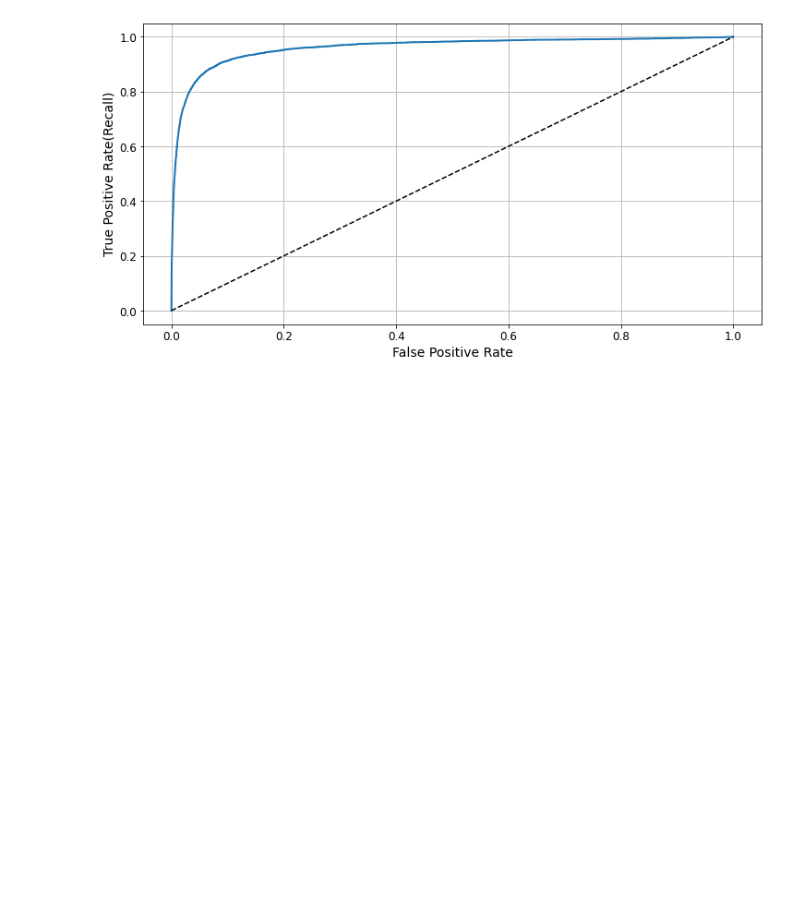
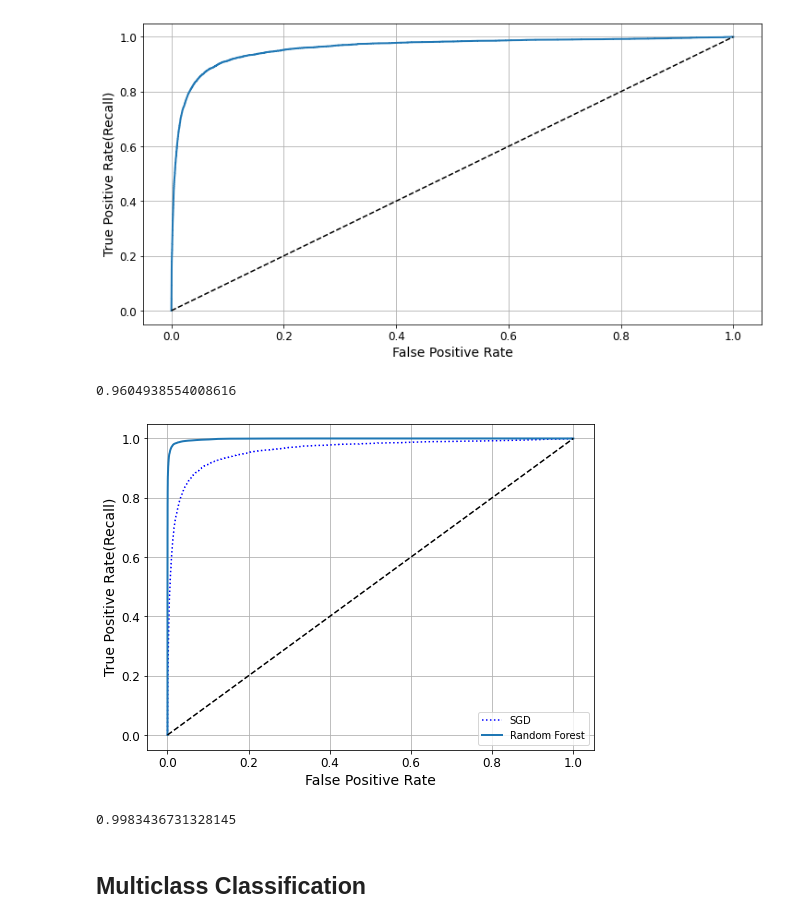
Before and after one commit to julia-rolemberg/classification-MNIST, a Jupyter notebook: number-classification.ipynb, the cells around one changed output. Drawn from its saved outputs; the diff is of its cells as text; code cells hidden in the pictures; blank space fills up the shorter version.

Commit message:
finish binary classifiers

```diff
--- a/number-classification.ipynb
+++ b/number-classification.ipynb
@@ -246,3 +246,30 @@ plot_roc_curve(fpr,tpr)
 plt.show()
 # %% [output]
 [figure]
+# %%
+#Area under the curve(AUC) - compare classifiers
+from sklearn.metrics import roc_auc_score
+roc_auc_score(y_train_5, y_scores)
+# %% [output]
+0.9604938554008616
+# %%
+# RandomForestClassifier
+from sklearn.ensemble import RandomForestClassifier
+forest_clf = RandomForestClassifier(random_state=42)
+y_probas_forest = cross_val_predict(forest_clf, X_train, y_train_5, cv=3, method="predict_proba")
+# %%
+y_scores_forest = y_probas_forest[:, 1] #score = proba of positive class
+fpr_forest, tpr_forest, thresholds_forest = roc_curve(y_train_5, y_scores_forest)
+# %%
+plt.plot(fpr, tpr, "b:", label="SGD")
+plot_roc_curve(fpr_forest, tpr_forest,"Random Forest")
+plt.legend(loc="lower right")
+plt.show() #shows that Random Forest classifier is superior to the SGD classifier
+# %% [output]
+[figure, added]
+# %%
+roc_auc_score(y_train_5, y_scores_forest)
+# %% [output]
+0.9983436731328145
+# %% [markdown]
+## Multiclass Classification
```
Also changed, not shown: parts of 1 cell of this notebook.
